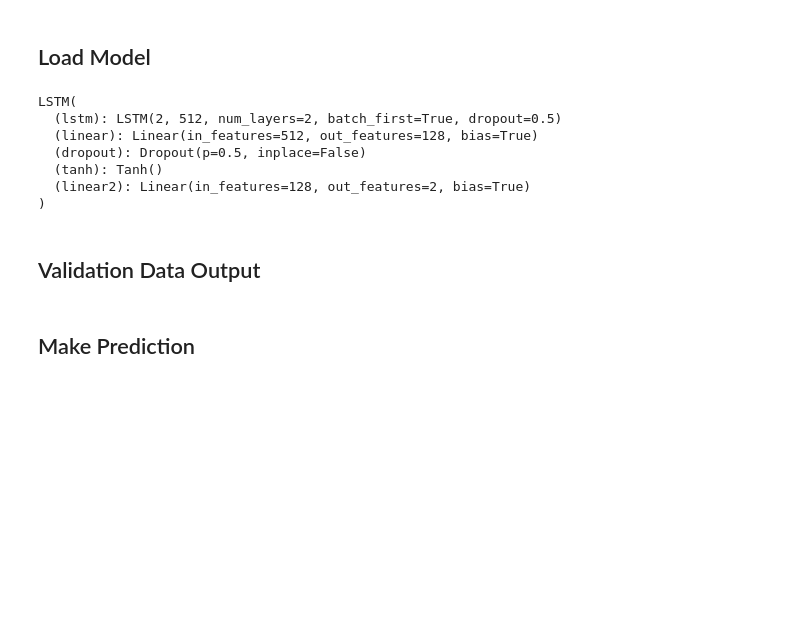
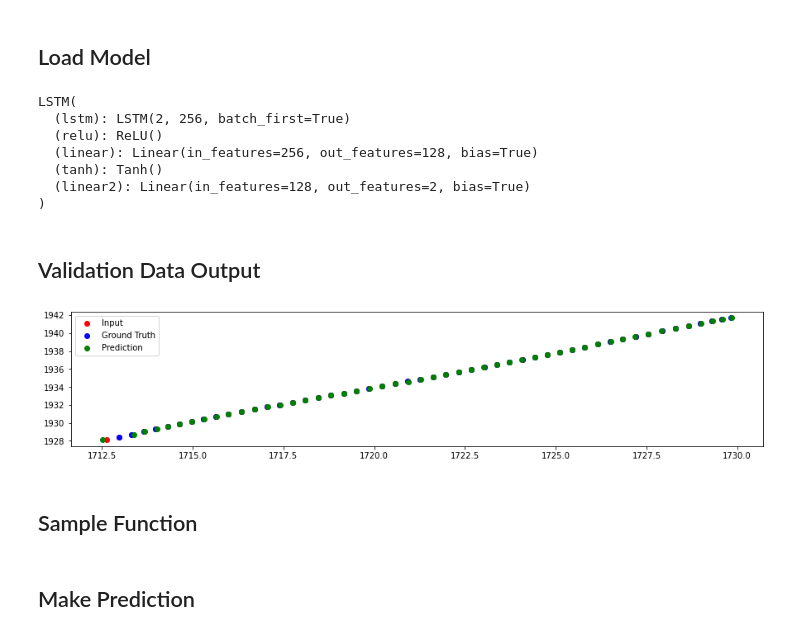
Before and after one commit to ec-2018/CSE151BCompetition, a Jupyter notebook: Load_Argo2_Public.ipynb, the cells around one changed output. Saved outputs shown, nothing was run; the diff lists cells and outputs as text; code cells hidden in the pictures; blank space fills up the shorter version.

Commit message:
Best LSTM using ideas from presentations

```diff
--- a/Load_Argo2_Public.ipynb
+++ b/Load_Argo2_Public.ipynb
@@ -114,7 +125,7 @@ train_dataset, valid_dataset = torch.utils.data.random_split(train_dataset, [tra
 # %% [markdown]
 ## Create a DataLoader class for training
 # %%
-batch_sz = 4  # batch size
+batch_sz = 256  # batch size
 train_loader = DataLoader(train_dataset,batch_size=batch_sz,shuffle=True)
 val_loader = DataLoader(valid_dataset,batch_size=batch_sz,shuffle=True)
 test_loader = DataLoader(test_dataset,batch_size=1)
@@ -162,26 +173,23 @@ from torch import nn
 class LSTM(nn.Module):
     def __init__(self):
         super(LSTM, self).__init__()
-        self.output_size = 60
         self.lstm = nn.LSTM(input_size=2, hidden_size=256, num_layers=1, bidirectional=False, batch_first=True)
         self.relu = nn.ReLU()
         self.linear = nn.Linear(256, 128)
         self.tanh = nn.Tanh()
-        self.linear2 = nn.Linear(128, self.output_size*2)
+        self.linear2 = nn.Linear(128, 2)
 
-    def forward(self, x, steps=60):
-        input_offset =  x[:,0,:].unsqueeze(1).repeat(1,x.size(1),1)
-        output_offset = x[:,-1,:].unsqueeze(1).repeat(1,self.output_size,1)
-        x = x - input_offset
-        x, (h, c) = self.lstm(x)
+    def forward(self, x, h=None, c=None):
+        offset =  x[:,-1,:].unsqueeze(1).repeat(1,x.size(1),1)
+        x = x - offset
+        if (h is not None) and (c is not None):
+            x, (h, c) = self.lstm(x, (h, c))
+        else:
+            x, (h, c) = self.lstm(x)
         x = self.relu(x)
         x = self.linear(x)
         x = self.tanh(x)
         x = self.linear2(x)
-        # Take last element of the sequence
-        x = x[:,-1,:]
-        x = x.view(-1, self.output_size, 2)
-        x = x + output_offset
-
-        return x
+        x = x + offset
+        return x, h, c
 # %% [output]
@@ -205,7 +213,7 @@ for epoch in range(1, num_epochs + 1, 1):
 
         inp = inp.to(device)
         label = label.to(device)
-        output = lstm(inp.float())
+        output, h, c = lstm(inp.float())
 
         loss = loss_fn(output, label)
         optimizer.zero_grad()
@@ -220,7 +228,7 @@ for epoch in range(1, num_epochs + 1, 1):
         for i_batch, sample_batch in enumerate(val_loader):
             inp, label = sample_batch
             inp, label = inp.to(device), label.to(device)
-            output = lstm(inp.float())
+            output, h, c = lstm(inp.float())
             loss = loss_fn(output, label)
             val_loss += loss.item()
     val_loss /= len(val_loader)
@@ -255,9 +267,9 @@ lstm.to(device)
 lstm.train(False)
 # %% [output]
 LSTM(
-  (lstm): LSTM(2, 512, num_layers=2, batch_first=True, dropout=0.5)
-  (linear): Linear(in_features=512, out_features=128, bias=True)
-  (dropout): Dropout(p=0.5, inplace=False)
+  (lstm): LSTM(2, 256, batch_first=True)
+  (relu): ReLU()
+  (linear): Linear(in_features=256, out_features=128, bias=True)
   (tanh): Tanh()
   (linear2): Linear(in_features=128, out_features=2, bias=True)
 )
@@ -268,15 +280,20 @@ validation_outputs = []
 for i_batch, sample_batch in enumerate(val_loader):
     inp, label = sample_batch
     inp = inp.to(device)
-    output = lstm(inp.float())
+    output, h, c = lstm(inp.float())
     validation_outputs.append((inp.cpu().numpy(), output.detach().cpu().numpy(), label))
 # %%
+import matplotlib.pyplot as plt
 # Plot the validation results
-data = validation_outputs[0]
+data = validation_outputs[3]
 inp, output, label = data
 plt.figure(figsize=(15, 3))
-plt.plot(inp[0,:,0], inp[0,:,1], c='r', label="Input")
-plt.plot(label[0,:,0], label[0,:,1], c='b', label="Ground Truth")
-plt.plot(output[0,:,0], output[0,:,1], c='g', label="Prediction")
+plt.scatter(inp[0,:,0], inp[0,:,1], c='r', label="Input")
+plt.scatter(label[0,:,0], label[0,:,1], c='b', label="Ground Truth")
+plt.scatter(output[0,:,0], output[0,:,1], c='g', label="Prediction")
 plt.legend()
 plt.show()
+# %% [output]
+[figure, added]
+# %% [markdown]
+## Sample Function
```
Also changed, not shown: parts of 7 cells of this notebook.
